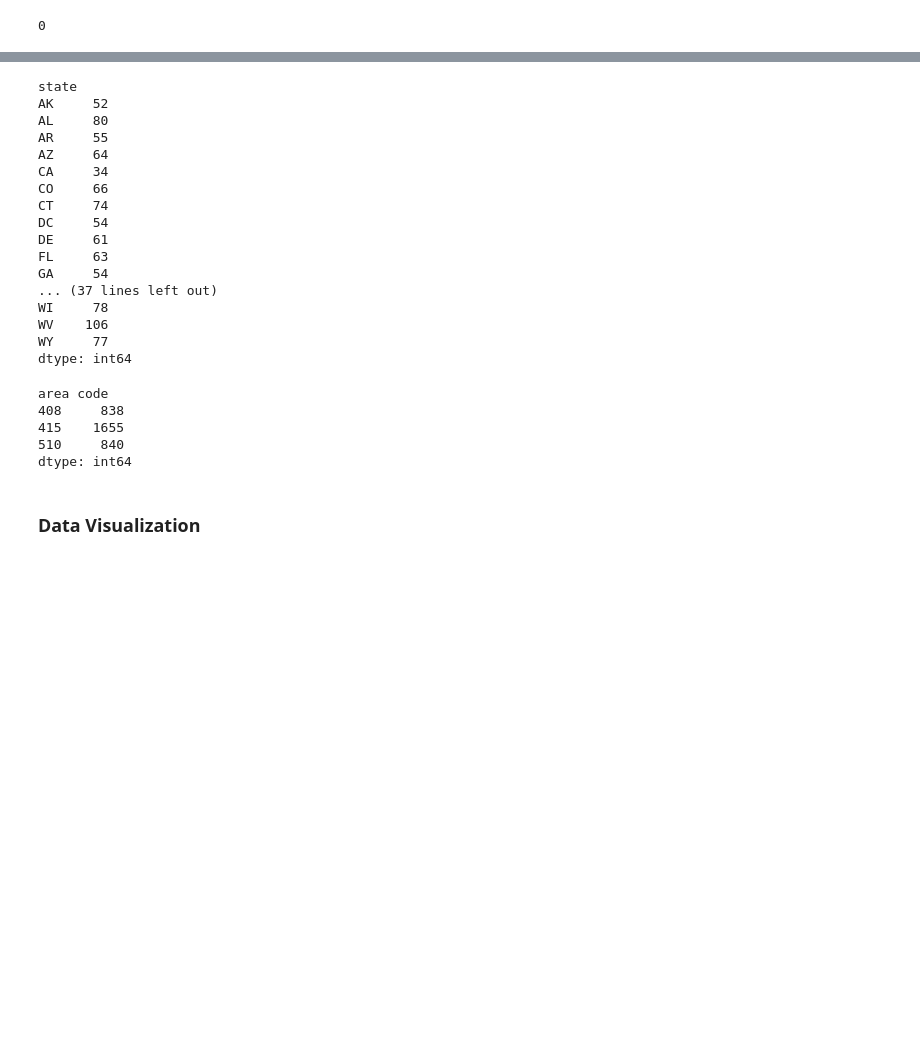
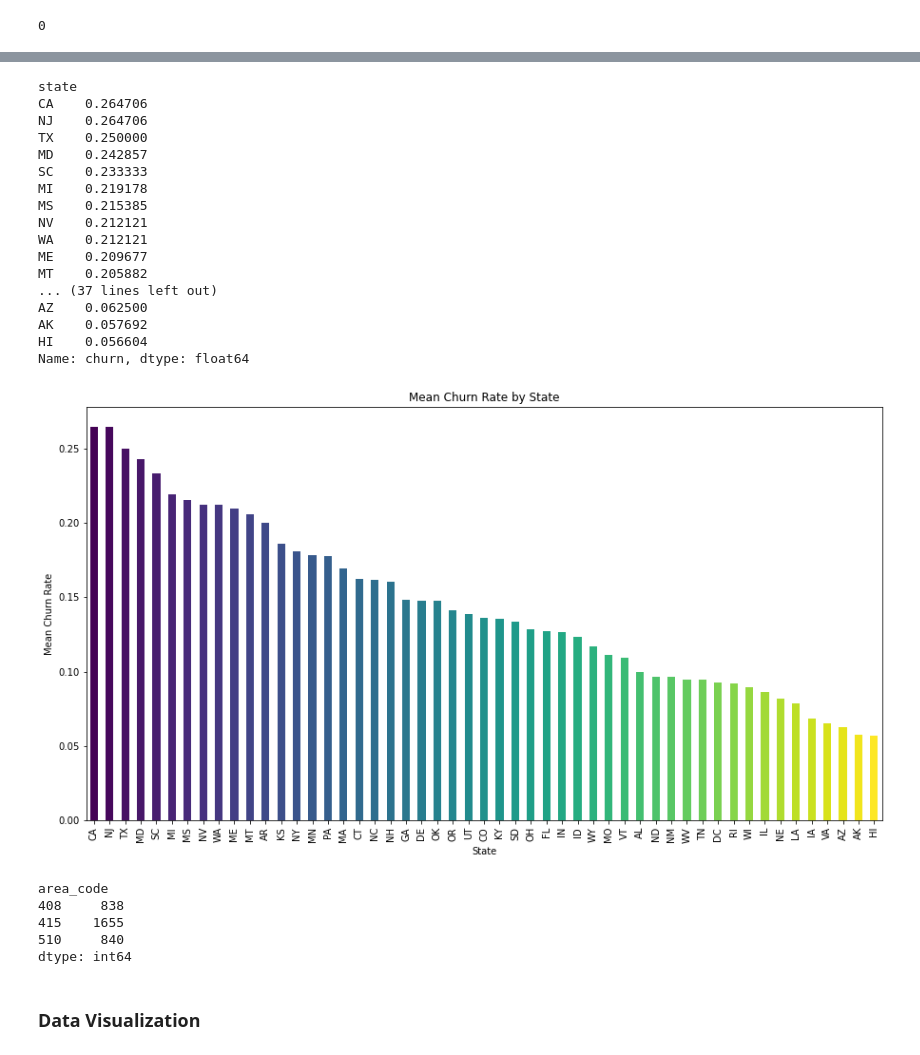
Before and after one commit to vidya-byte/phase-3-project, a Jupyter notebook: project3.ipynb, the cells around one changed output, grey strips where cells are left out. Drawn from its saved outputs; the diff is of its cells as text; code cells hidden in the pictures; blank space fills up the shorter version.

```diff
--- a/project3.ipynb
+++ b/project3.ipynb
@@ -168,38 +245,50 @@ voice mail plan
 no     2411
 yes     922
 dtype: int64
+# %%
+# Group by 'state' and calculate the mean churn rate, then sort in descending order
+state_churn_mean = df.groupby('state')['churn'].mean().sort_values(ascending=False)
+print(state_churn_mean)
+
+# Create a color map
+colors = plt.cm.viridis(np.linspace(0, 1, len(state_churn_mean)))
+# Create a bar plot
+plt.figure(figsize=(15, 8))
+state_churn_mean.plot(kind='bar', color=colors)
+plt.title('Mean Churn Rate by State')
+plt.xlabel('State')
+plt.ylabel('Mean Churn Rate')
+plt.xticks(rotation=90)
+plt.show()
+# %% [output]
+state
+CA    0.264706
+NJ    0.264706
+TX    0.250000
+MD    0.242857
+SC    0.233333
+MI    0.219178
+MS    0.215385
+NV    0.212121
+WA    0.212121
+ME    0.209677
+MT    0.205882
+... (37 lines left out)
+AZ    0.062500
+AK    0.057692
+HI    0.056604
+Name: churn, dtype: float64
+[figure, added]
 # %%
-# Group by 'state' and count the number of customers
-grouped_state = df.groupby('state').size()
-print(grouped_state)
+# Group by 'area code' and count the number of customers
+grouped_area_code = df.groupby('area_code').size()
+print(grouped_area_code)
 # %% [output]
-state
-AK     52
-AL     80
-AR     55
-AZ     64
-CA     34
-CO     66
-CT     74
-DC     54
-DE     61
-FL     63
-GA     54
-... (37 lines left out)
-WI     78
-WV    106
-WY     77
+area_code
+408     838
+415    1655
+510     840
 dtype: int64
-# %%
-# Group by 'area code' and count the number of customers
-grouped_area_code = df.groupby('area code').size()
-print(grouped_area_code)
-# %% [output]
-area code
-408     838
-415    1655
-510     840
-dtype: int64
 # %% [markdown]
 ### Data Visualization
 # %% [markdown]
```
Also changed, not shown: parts of 32 cells of this notebook, 6 other files.
